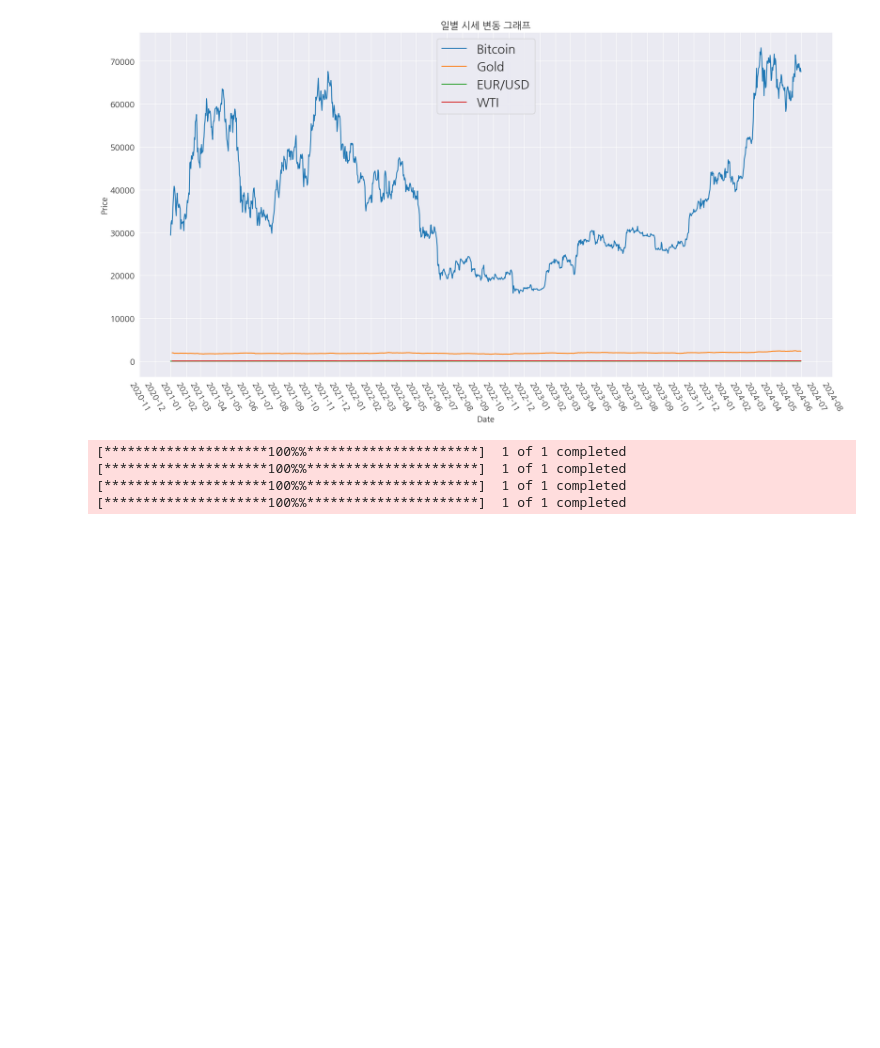
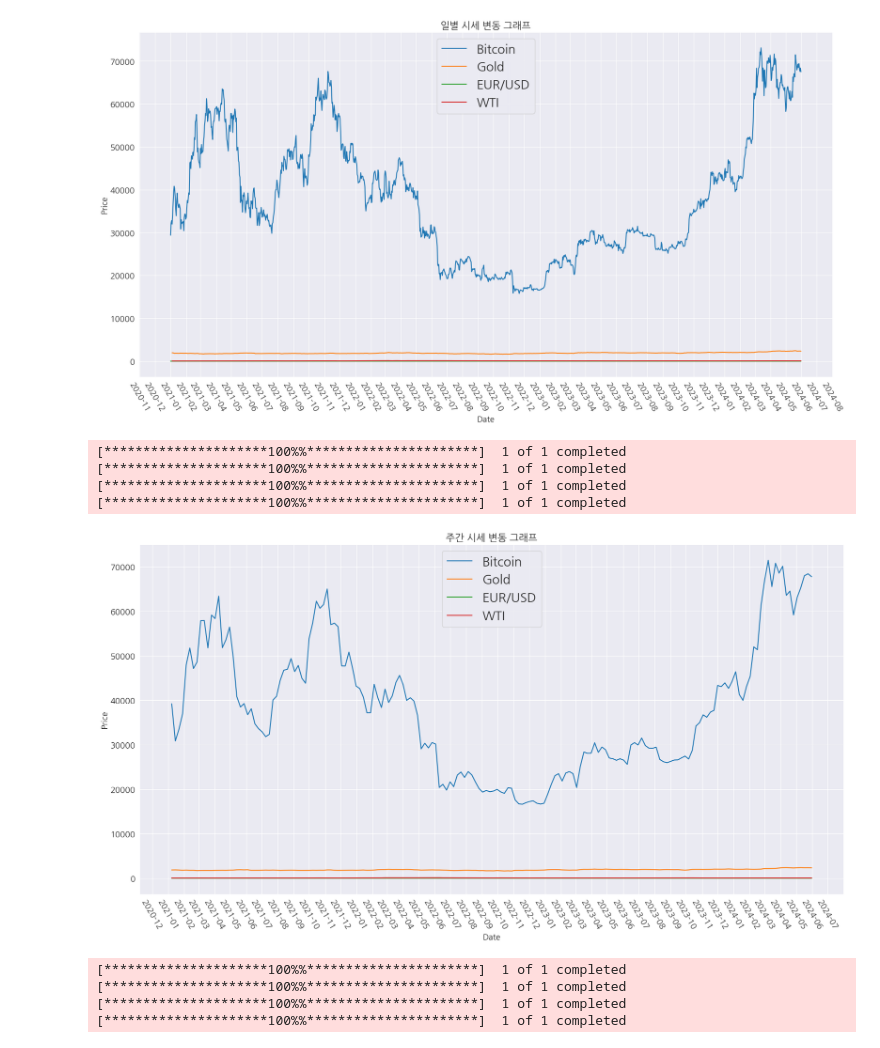
Before and after one commit to Ahram-Jeong/data-analysis-project, a Jupyter notebook: notebooks/BitcoinDataAnalysisV1.ipynb, the cells around one changed output. Saved outputs shown, nothing was run; the diff lists cells and outputs as text; code cells hidden in the pictures; blank space fills up the shorter version.

```diff
--- a/notebooks/BitcoinDataAnalysisV1.ipynb
+++ b/notebooks/BitcoinDataAnalysisV1.ipynb
@@ -136,6 +136,35 @@ plt.show()
 [*********************100%%**********************]  1 of 1 completed
 [*********************100%%**********************]  1 of 1 completed
 [figure]
+# %%
+# weekly price change graph
+y1_wk = ticker_data_wk(bitcoin, start_date, end_date)["Adj Close"]
+y2_wk = ticker_data_wk(gold, start_date, end_date)["Adj Close"]
+y3_wk = ticker_data_wk(usd, start_date, end_date)["Adj Close"]
+y4_wk = ticker_data_wk(wti, start_date, end_date)["Adj Close"]
+
+plt.rc("font", family = "NanumGothic", size = 13)
+plt.rcParams["axes.unicode_minus"] = False
+plt.figure(figsize = (20, 10))
+plt.plot(y1_wk.index, y1_wk, label = "Bitcoin")
+plt.plot(y2_wk.index, y2_wk, label = "Gold")
+plt.plot(y3_wk.index, y3_wk, label = "EUR/USD")
+plt.plot(y4_wk.index, y4_wk, label = "WTI")
+plt.legend(loc = "best", prop = {"size":20})
+plt.xlabel("Date")
+plt.ylabel("Price")
+plt.gca().xaxis.set_major_locator(mdates.MonthLocator())
+plt.gca().xaxis.set_major_formatter(mdates.DateFormatter("%Y-%m"))
+plt.xticks(rotation = 300)
+plt.grid(True)
+plt.title("주간 시세 변동 그래프")
+plt.show()
+# %% [output]
+[*********************100%%**********************]  1 of 1 completed
+[*********************100%%**********************]  1 of 1 completed
+[*********************100%%**********************]  1 of 1 completed
+[*********************100%%**********************]  1 of 1 completed
+[figure, added]
 # %%
 # daily return rate change graph
 # 일별 수익률 (=증감률)의 변동성 확인
```
Also changed, not shown: parts of 2 cells of this notebook.
